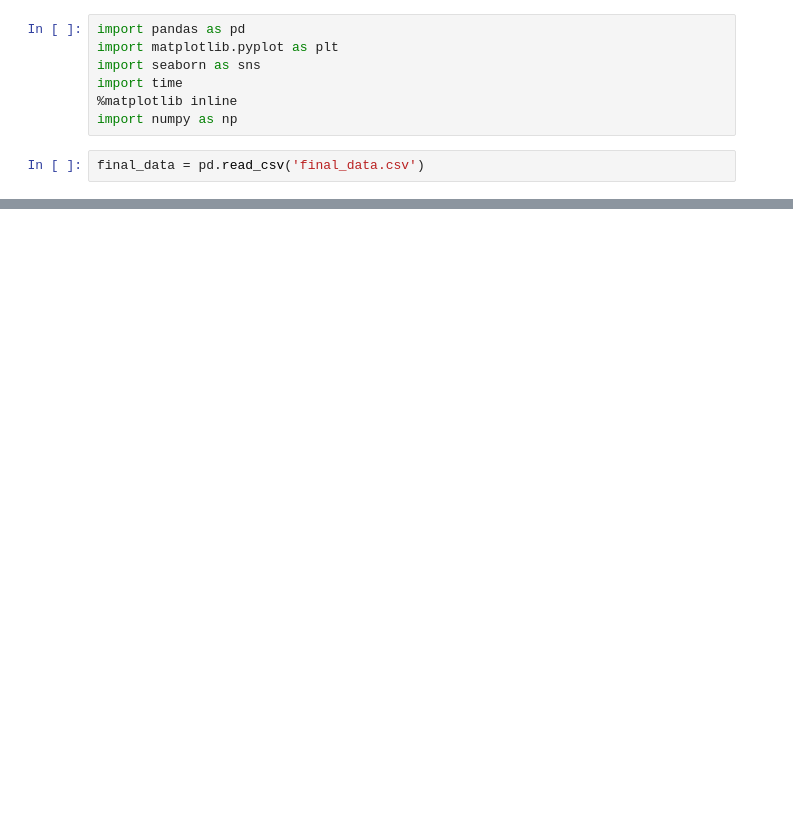
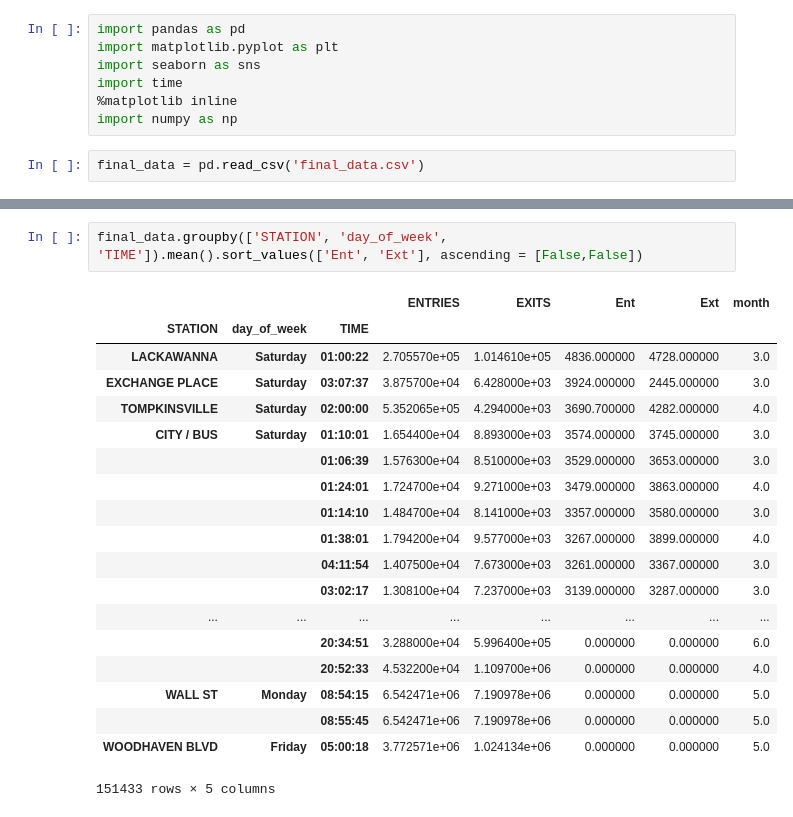
Before and after one commit to natashaborders-zz/MTA_Data_Analysis, a Jupyter notebook: Project Benson/Project_Benson_Data_Analysis.ipynb, the cells around one changed output, grey strips where cells are left out. Drawn from its saved outputs; the diff is of its cells as text; blank space fills up the shorter version.

```diff
--- a/Project Benson/Project_Benson_Data_Analysis.ipynb
+++ b/Project Benson/Project_Benson_Data_Analysis.ipynb
@@ -16,3 +16,25 @@ final_data.head()
 | 2 | A002 | R051 | 02-00-00 | 59 ST | NQR456W | BMT | 2018-02-24 | 15:00:00 | REGULAR | 6527994 | 2210644 | ... |
 | 3 | A002 | R051 | 02-00-00 | 59 ST | NQR456W | BMT | 2018-02-24 | 19:00:00 | REGULAR | 6528278 | 2210705 | ... |
 | 4 | A002 | R051 | 02-00-00 | 59 ST | NQR456W | BMT | 2018-02-24 | 23:00:00 | REGULAR | 6528389 | 2210728 | ... |
+# %%
+final_data.groupby(['STATION', 'day_of_week', 'TIME']).mean().sort_values(['Ent', 'Ext'], ascending = [False,False])
+# %% [output]
+|  |  |  | ENTRIES | EXITS | Ent | Ext | month |
+| STATION | day_of_week | TIME |  |  |  |  |  |
+| LACKAWANNA | Saturday | 01:00:22 | 2.705570e+05 | 1.014610e+05 | 4836.000000 | 4728.000000 | 3.0 |
+| EXCHANGE PLACE | Saturday | 03:07:37 | 3.875700e+04 | 6.428000e+03 | 3924.000000 | 2445.000000 | 3.0 |
+| TOMPKINSVILLE | Saturday | 02:00:00 | 5.352065e+05 | 4.294000e+03 | 3690.700000 | 4282.000000 | 4.0 |
+| CITY / BUS | Saturday | 01:10:01 | 1.654400e+04 | 8.893000e+03 | 3574.000000 | 3745.000000 | 3.0 |
+|  |  | 01:06:39 | 1.576300e+04 | 8.510000e+03 | 3529.000000 | 3653.000000 | 3.0 |
+|  |  | 01:24:01 | 1.724700e+04 | 9.271000e+03 | 3479.000000 | 3863.000000 | 4.0 |
+|  |  | 01:14:10 | 1.484700e+04 | 8.141000e+03 | 3357.000000 | 3580.000000 | 3.0 |
+|  |  | 01:38:01 | 1.794200e+04 | 9.577000e+03 | 3267.000000 | 3899.000000 | 4.0 |
+|  |  | 04:11:54 | 1.407500e+04 | 7.673000e+03 | 3261.000000 | 3367.000000 | 3.0 |
+|  |  | 03:02:17 | 1.308100e+04 | 7.237000e+03 | 3139.000000 | 3287.000000 | 3.0 |
+| ... | ... | ... | ... | ... | ... | ... | ... |
+|  |  | 20:34:51 | 3.288000e+04 | 5.996400e+05 | 0.000000 | 0.000000 | 6.0 |
+|  |  | 20:52:33 | 4.532200e+04 | 1.109700e+06 | 0.000000 | 0.000000 | 4.0 |
+| WALL ST | Monday | 08:54:15 | 6.542471e+06 | 7.190978e+06 | 0.000000 | 0.000000 | 5.0 |
+|  |  | 08:55:45 | 6.542471e+06 | 7.190978e+06 | 0.000000 | 0.000000 | 5.0 |
+| WOODHAVEN BLVD | Friday | 05:00:18 | 3.772571e+06 | 1.024134e+06 | 0.000000 | 0.000000 | 5.0 |
+151433 rows × 5 columns
```
Also changed, not shown: parts of 1 cell of this notebook, 1 other file.
